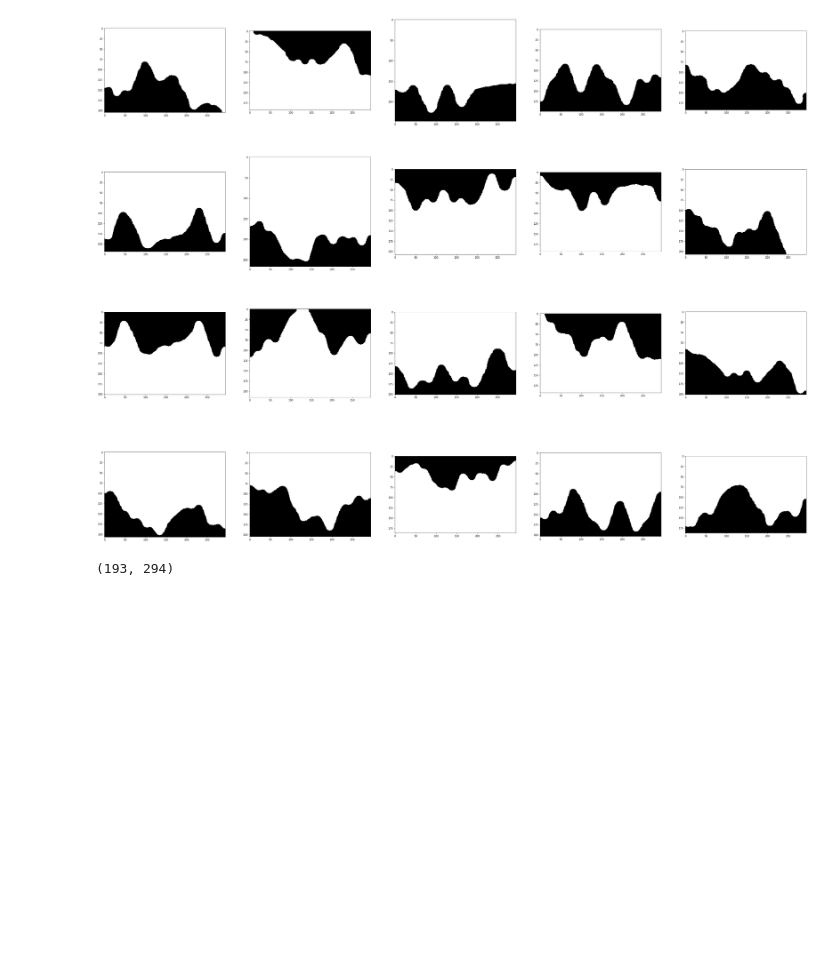
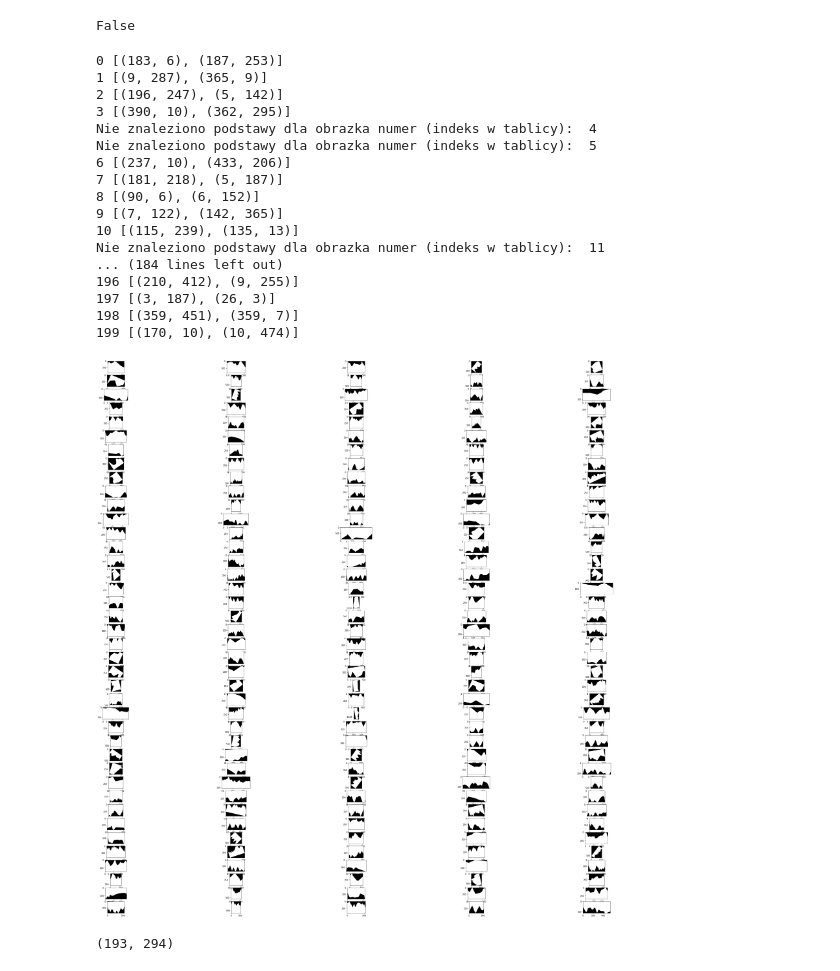
Before and after one commit to LiLatee/PIRO_project1, a Jupyter notebook: main.ipynb, the cells around one changed output. Cells and saved outputs as stored; diff of their text form; code cells hidden in the pictures; blank space fills up the shorter version.

```diff
--- a/main.ipynb
+++ b/main.ipynb
@@ -18,6 +20,6 @@ import numpy as np
 # %%
 # do wersji v1
-def get_line_lenght(point1, point2):
+def get_line_length(point1, point2):
     return math.pow((point1[0]-point2[0])**2 + (point1[1]-point2[1])**2 , 0.5)
 def get_angle_of_line(line):
     (point1, point2) = line
@@ -38,6 +40,7 @@ def get_angle_to_rotate_image(image):
             longest_line = (line, temp_lenght)
 
     angle = get_angle_of_line(longest_line[0])
+    print(longest_line[0])
     return angle
 # %%
 # do wersji v2 - nieużywane na razie
@@ -215,3 +378,7 @@ print(get_points_with_right_angle(io.imread(images_paths[0])))
+# %%
+check_if_perpendicular_lines(((31,31),(3, 30)), ((31,31), (13,31)))
+# %% [output]
+False
 # %%
 from skimage.segmentation import clear_border
 from skimage.filters import threshold_otsu
@@ -296,7 +469,7 @@ def rotate_scale_and_cut_v1(images_paths):
     return images
 
 # wersja szuka linii, które mają kąt prosty jako podstawa, działa słabiej
-def rotate_and_scale_v2(images_paths):
+def rotate_scale_and_cut_v2(images_paths):
     images_new = list()
     images = [io.imread(path) for path in images_paths]
     for i, image in enumerate(images):
@@ -305,7 +478,38 @@ def rotate_and_scale_v2(images_paths):
             images_new.append(image)
             print('Nie znaleziono podstawy dla obrazka numer (indeks w tablicy): ', i )
             continue
+        print(i, base_line)
         angle = get_angle_of_line(base_line)
+        img = rotate(image, angle)
+        images_new.append(img)
+
+    images_new = cut_images_sides(images_new)
+    images_new = resize_images(images_new)
+    images_new = [opening(closing(img, disk(9)), disk(9)) for img in images_new]
+    return images_new
+
+def rotate_scale_and_cut_v3(images_paths):
+    images_new = list()
+    images = [io.imread(path) for path in images_paths]
+    for i, image in enumerate(images):
+        points2 = get_points_with_right_angle_using_areas_of_neighborhood(image)
+        points1 = get_points_with_right_angle_using_angles_of_lines(image)
+        baseline = list(points1.intersection(points2))
+#         print("============{0}=============".format(i))
+#         print(points1)
+#         print(points2)
+#         print(baseline)
+
+        if len(baseline) != 2:
+            baseline = None
+        if baseline == None:
+            images_new.append(image)
+            print('Nie znaleziono podstawy dla obrazka numer (indeks w tablicy): ', i )
+            continue
+#         baseline = (baseline[1],baseline[0])
+        print(i, baseline)
+        baseline = [(el[1],el[0]) for el in baseline]
+        angle = get_angle_of_line(baseline)
         img = rotate(image, angle)
         images_new.append(img)
 
@@ -325,19 +529,35 @@ def rotate_and_scale_v2(images_paths):
 #     return images_changed
 # %%
 n_of_cases = 5
-path = os.path.join('D:\Dokumenty\Projekty\PIRO/project1/proj1_daneA\set1', '')
+path = os.path.join('D:\Dokumenty\Projekty\PIRO/project1/proj1_daneA\set6', '')
 images_paths = glob.glob(os.path.join(path, '*.png'))
 
-images = rotate_scale_and_cut_v1(images_paths)
-
+images = rotate_scale_and_cut_v3(images_paths)
 fig = plt.figure(figsize=(50,50))
 columns = 5
 rows = (len(images_paths)/columns)+1
 for i, img in enumerate(images):
     fig.add_subplot(rows, columns, i+1)
     plt.imshow(img, cmap=plt.cm.gray)
 # %% [output]
+0 [(183, 6), (187, 253)]
+1 [(9, 287), (365, 9)]
+2 [(196, 247), (5, 142)]
+3 [(390, 10), (362, 295)]
+Nie znaleziono podstawy dla obrazka numer (indeks w tablicy):  4
+Nie znaleziono podstawy dla obrazka numer (indeks w tablicy):  5
+6 [(237, 10), (433, 206)]
+7 [(181, 218), (5, 187)]
+8 [(90, 6), (6, 152)]
+9 [(7, 122), (142, 365)]
+10 [(115, 239), (135, 13)]
+Nie znaleziono podstawy dla obrazka numer (indeks w tablicy):  11
+... (184 lines left out)
+196 [(210, 412), (9, 255)]
+197 [(3, 187), (26, 3)]
+198 [(359, 451), (359, 7)]
+199 [(170, 10), (10, 474)]
-[figure, old version]
+[figure, new version]
 # %%
 print(images[5].shape)
 io.imshow(images[12])
```
Also changed, not shown: parts of 8 cells of this notebook.
